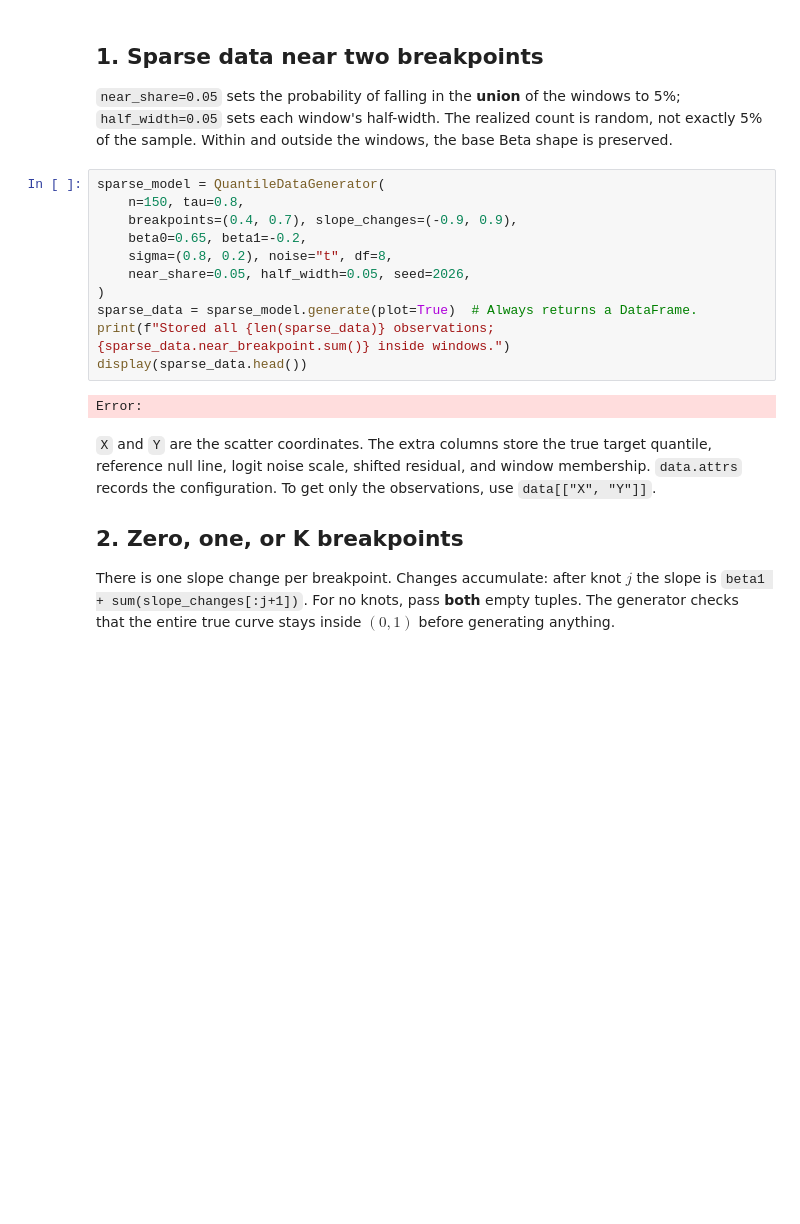
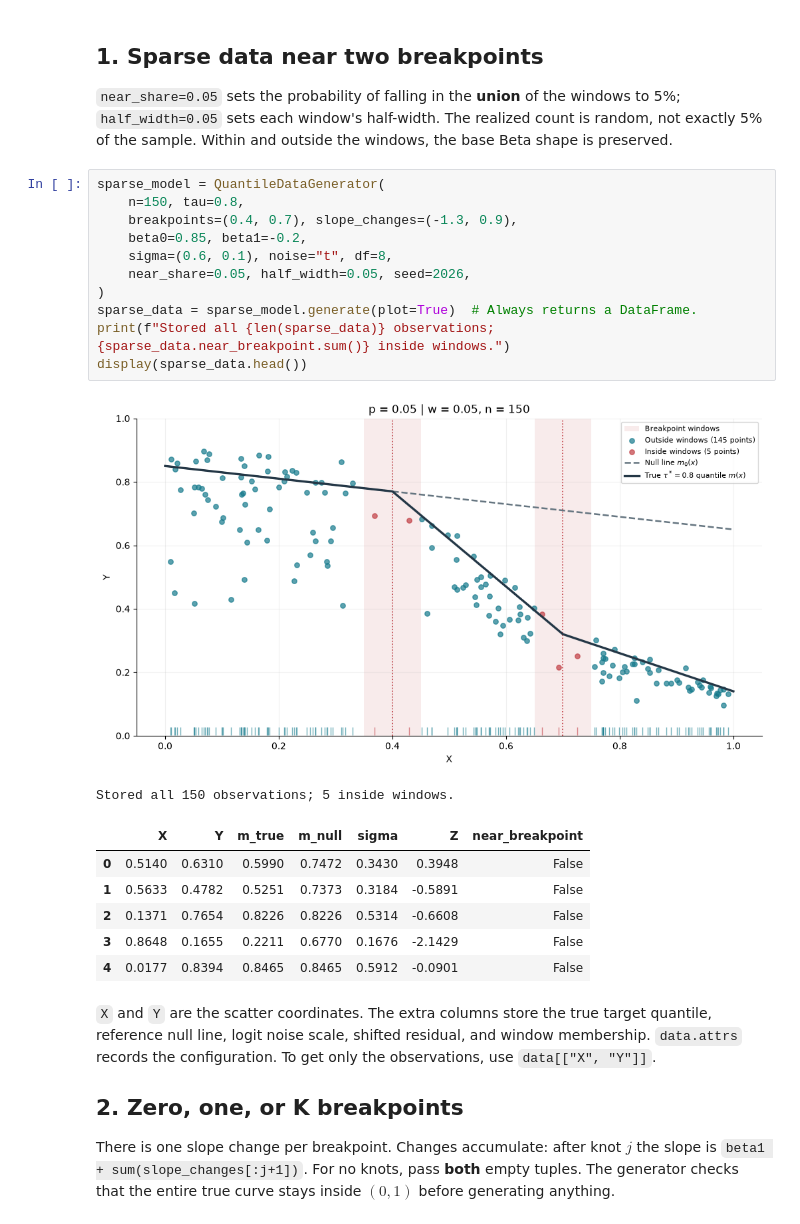
Before and after one commit to Gufeng-2002/STAT-664-repo, a Jupyter notebook: Synthetic_Data_Demo.ipynb, the cells around one changed output. Saved outputs shown, nothing was run; the diff lists cells and outputs as text; blank space fills up the shorter version.

```diff
--- a/Synthetic_Data_Demo.ipynb
+++ b/Synthetic_Data_Demo.ipynb
@@ -26,16 +26,23 @@ pd.set_option("display.precision", 4)
 # %%
 sparse_model = QuantileDataGenerator(
     n=150, tau=0.8,
-    breakpoints=(0.4, 0.7), slope_changes=(-0.9, 0.9),
-    beta0=0.65, beta1=-0.2,
-    sigma=(0.8, 0.2), noise="t", df=8,
+    breakpoints=(0.4, 0.7), slope_changes=(-1.3, 0.9),
+    beta0=0.85, beta1=-0.2,
+    sigma=(0.6, 0.1), noise="t", df=8,
     near_share=0.05, half_width=0.05, seed=2026,
 )
 sparse_data = sparse_model.generate(plot=True)  # Always returns a DataFrame.
 print(f"Stored all {len(sparse_data)} observations; {sparse_data.near_breakpoint.sum()} inside windows.")
 display(sparse_data.head())
 # %% [output]
+[figure, added]
-Error:
+Stored all 150 observations; 5 inside windows.
+|  | X | Y | m_true | m_null | sigma | Z | near_breakpoint |
+| 0 | 0.5140 | 0.6310 | 0.5990 | 0.7472 | 0.3430 | 0.3948 | False |
+| 1 | 0.5633 | 0.4782 | 0.5251 | 0.7373 | 0.3184 | -0.5891 | False |
+| 2 | 0.1371 | 0.7654 | 0.8226 | 0.8226 | 0.5314 | -0.6608 | False |
+| 3 | 0.8648 | 0.1655 | 0.2211 | 0.6770 | 0.1676 | -2.1429 | False |
+| 4 | 0.0177 | 0.8394 | 0.8465 | 0.8465 | 0.5912 | -0.0901 | False |
 # %% [markdown]
 `X` and `Y` are the scatter coordinates. The extra columns store the true target quantile, reference null line, logit noise scale, shifted residual, and window membership. `data.attrs` records the configuration. To get only the observations, use `data[["X", "Y"]]`.
 
```
Also changed, not shown: parts of 4 cells of this notebook.
